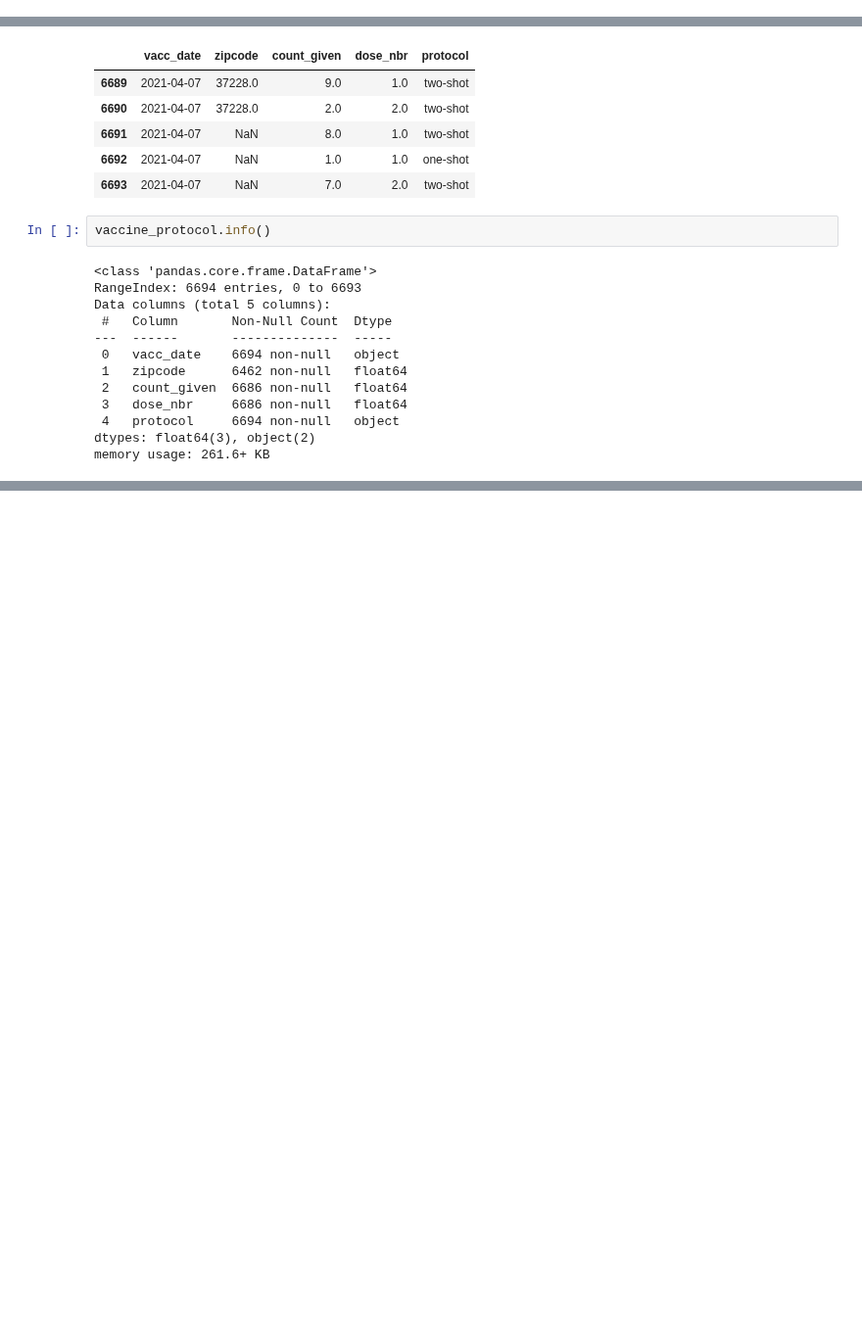
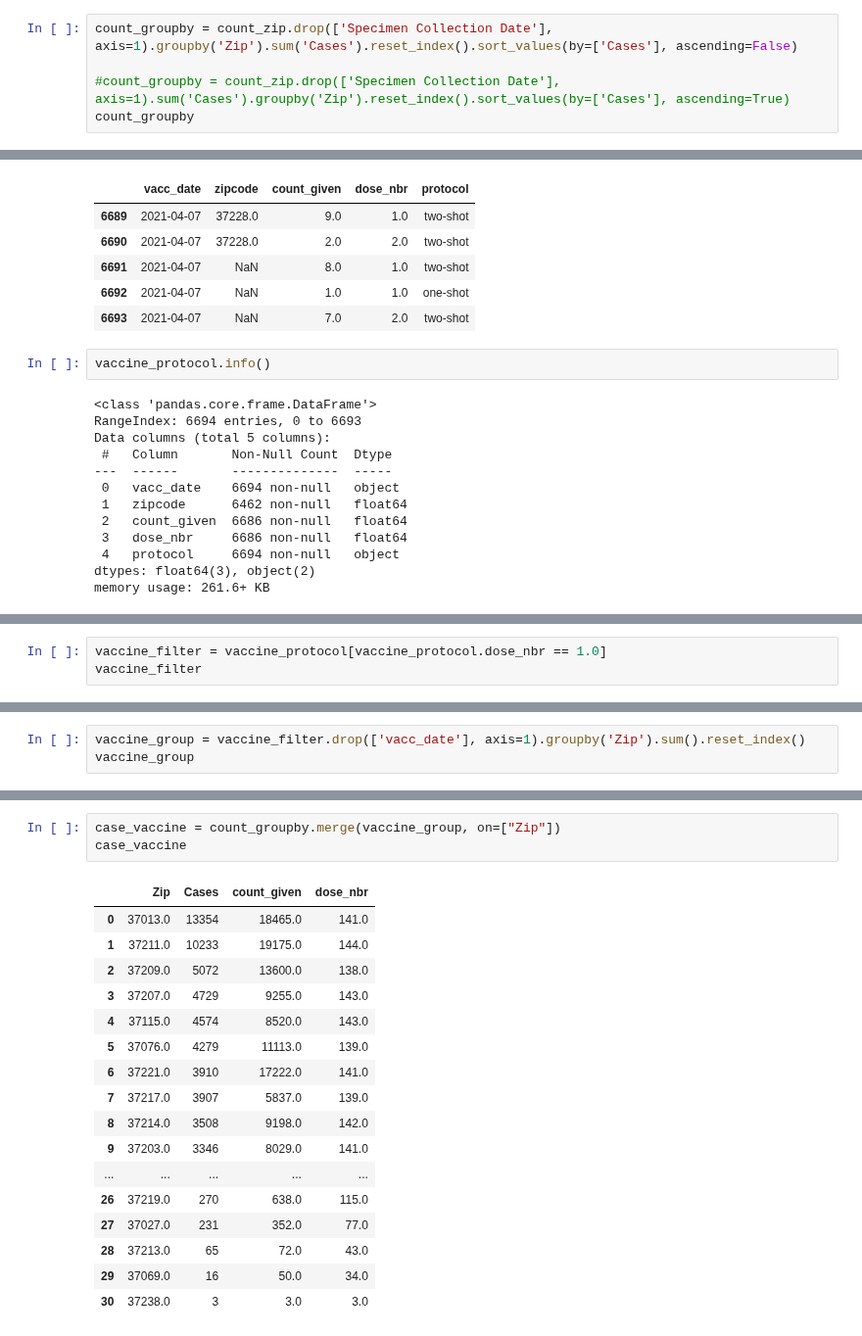
Before and after one commit to ryanhilber93/nash-covid-cases-vaccines-hot_chickens, a Jupyter notebook: data/COVID_Project.ipynb, the cells around one changed output, grey strips where cells are left out. Shown at 98% size. Cells and saved outputs as stored; diff of their text form; blank space fills up the shorter version.

```diff
--- a/data/COVID_Project.ipynb
+++ b/data/COVID_Project.ipynb
@@ -55,0 +31,5 @@ count_zip.groupby('Specimen Collection Date').sum().drop(['Zip'], axis=1).reset_
+# %%
+count_groupby = count_zip.drop(['Specimen Collection Date'], axis=1).groupby('Zip').sum('Cases').reset_index().sort_values(by=['Cases'], ascending=False)
+
+#count_groupby = count_zip.drop(['Specimen Collection Date'], axis=1).sum('Cases').groupby('Zip').reset_index().sort_values(by=['Cases'], ascending=True)
+count_groupby
@@ -142,0 +98,3 @@ memory usage: 261.6+ KB
+# %%
+vaccine_filter = vaccine_protocol[vaccine_protocol.dose_nbr == 1.0]
+vaccine_filter
@@ -142,0 +115,3 @@ memory usage: 261.6+ KB
+# %%
+vaccine_group = vaccine_filter.drop(['vacc_date'], axis=1).groupby('Zip').sum().reset_index()
+vaccine_group
@@ -142,0 +136,21 @@ memory usage: 261.6+ KB
+# %%
+case_vaccine = count_groupby.merge(vaccine_group, on=["Zip"])
+case_vaccine
+# %% [output]
+|  | Zip | Cases | count_given | dose_nbr |
+| 0 | 37013.0 | 13354 | 18465.0 | 141.0 |
+| 1 | 37211.0 | 10233 | 19175.0 | 144.0 |
+| 2 | 37209.0 | 5072 | 13600.0 | 138.0 |
+| 3 | 37207.0 | 4729 | 9255.0 | 143.0 |
+| 4 | 37115.0 | 4574 | 8520.0 | 143.0 |
+| 5 | 37076.0 | 4279 | 11113.0 | 139.0 |
+| 6 | 37221.0 | 3910 | 17222.0 | 141.0 |
+| 7 | 37217.0 | 3907 | 5837.0 | 139.0 |
+| 8 | 37214.0 | 3508 | 9198.0 | 142.0 |
+| 9 | 37203.0 | 3346 | 8029.0 | 141.0 |
+| ... | ... | ... | ... | ... |
+| 26 | 37219.0 | 270 | 638.0 | 115.0 |
+| 27 | 37027.0 | 231 | 352.0 | 77.0 |
+| 28 | 37213.0 | 65 | 72.0 | 43.0 |
+| 29 | 37069.0 | 16 | 50.0 | 34.0 |
+| 30 | 37238.0 | 3 | 3.0 | 3.0 |
```
Also changed, not shown: parts of 17 cells of this notebook, 3 other files.
